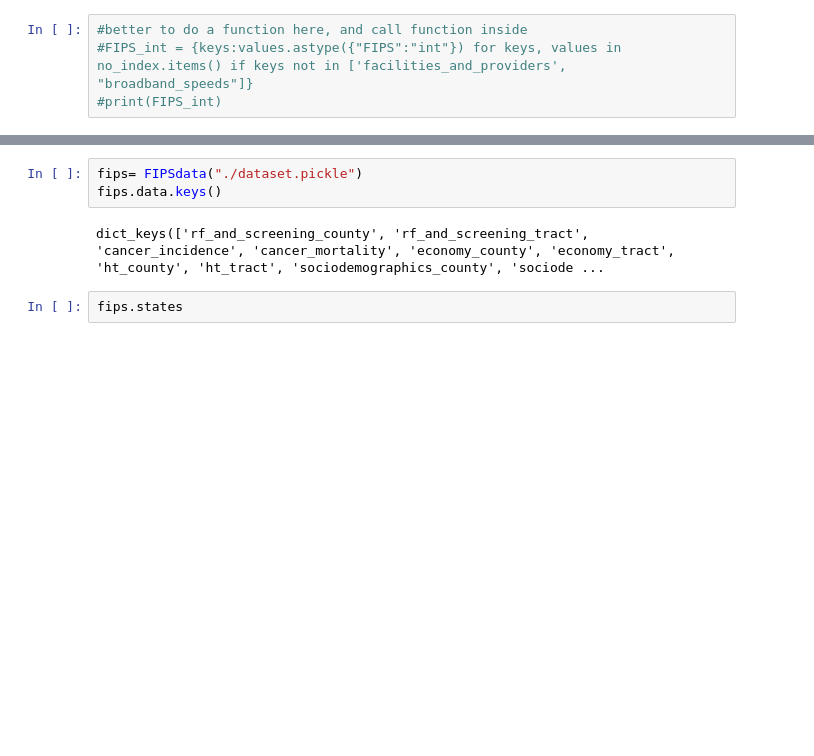
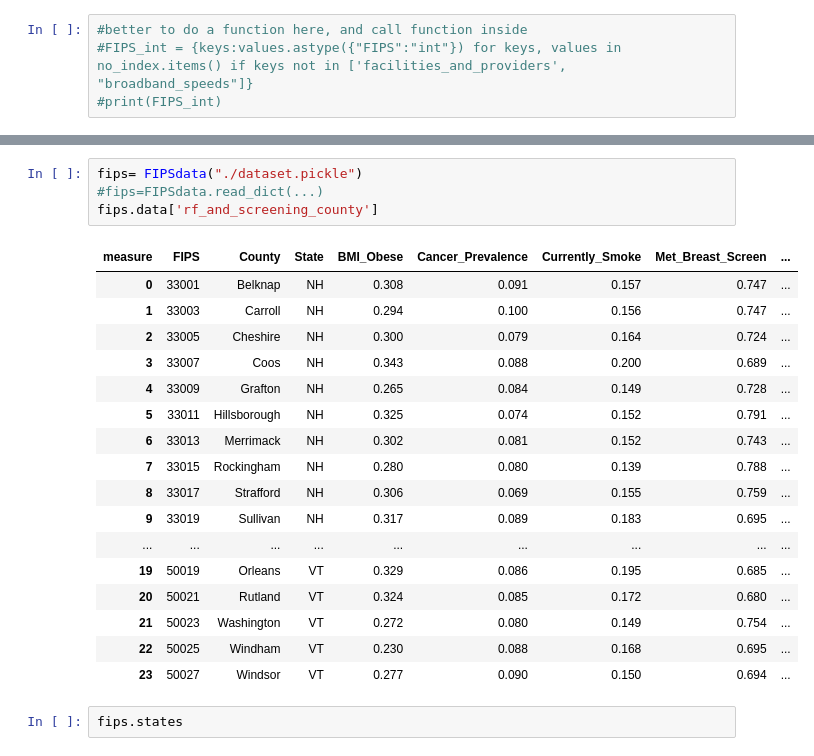
Before and after one commit to leeparkuky/Spatial_Mapping_Training, a Jupyter notebook: Bridget/week3.ipynb, the cells around one changed output, grey strips where cells are left out. Drawn from its saved outputs; the diff is of its cells as text; blank space fills up the shorter version.

```diff
--- a/Bridget/week3.ipynb
+++ b/Bridget/week3.ipynb
@@ -218,8 +280,25 @@ class FIPSdata:
 # %%
 fips= FIPSdata("./dataset.pickle")
-fips.data.keys()
+#fips=FIPSdata.read_dict(...)
+fips.data['rf_and_screening_county']
 # %% [output]
-dict_keys(['rf_and_screening_county', 'rf_and_screening_tract', 'cancer_incidence', 'cancer_mortality', 'economy_county', 'economy_tract', 'ht_county', 'ht_tract', 'sociodemographics_county', 'sociode ...
+| measure | FIPS | County | State | BMI_Obese | Cancer_Prevalence | Currently_Smoke | Met_Breast_Screen | ... |
+| 0 | 33001 | Belknap | NH | 0.308 | 0.091 | 0.157 | 0.747 | ... |
+| 1 | 33003 | Carroll | NH | 0.294 | 0.100 | 0.156 | 0.747 | ... |
+| 2 | 33005 | Cheshire | NH | 0.300 | 0.079 | 0.164 | 0.724 | ... |
+| 3 | 33007 | Coos | NH | 0.343 | 0.088 | 0.200 | 0.689 | ... |
+| 4 | 33009 | Grafton | NH | 0.265 | 0.084 | 0.149 | 0.728 | ... |
+| 5 | 33011 | Hillsborough | NH | 0.325 | 0.074 | 0.152 | 0.791 | ... |
+| 6 | 33013 | Merrimack | NH | 0.302 | 0.081 | 0.152 | 0.743 | ... |
+| 7 | 33015 | Rockingham | NH | 0.280 | 0.080 | 0.139 | 0.788 | ... |
+| 8 | 33017 | Strafford | NH | 0.306 | 0.069 | 0.155 | 0.759 | ... |
+| 9 | 33019 | Sullivan | NH | 0.317 | 0.089 | 0.183 | 0.695 | ... |
+| ... | ... | ... | ... | ... | ... | ... | ... | ... |
+| 19 | 50019 | Orleans | VT | 0.329 | 0.086 | 0.195 | 0.685 | ... |
+| 20 | 50021 | Rutland | VT | 0.324 | 0.085 | 0.172 | 0.680 | ... |
+| 21 | 50023 | Washington | VT | 0.272 | 0.080 | 0.149 | 0.754 | ... |
+| 22 | 50025 | Windham | VT | 0.230 | 0.088 | 0.168 | 0.695 | ... |
+| 23 | 50027 | Windsor | VT | 0.277 | 0.090 | 0.150 | 0.694 | ... |
 # %%
 fips.states
 # %% [output]
```
Also changed, not shown: parts of 13 cells of this notebook.
